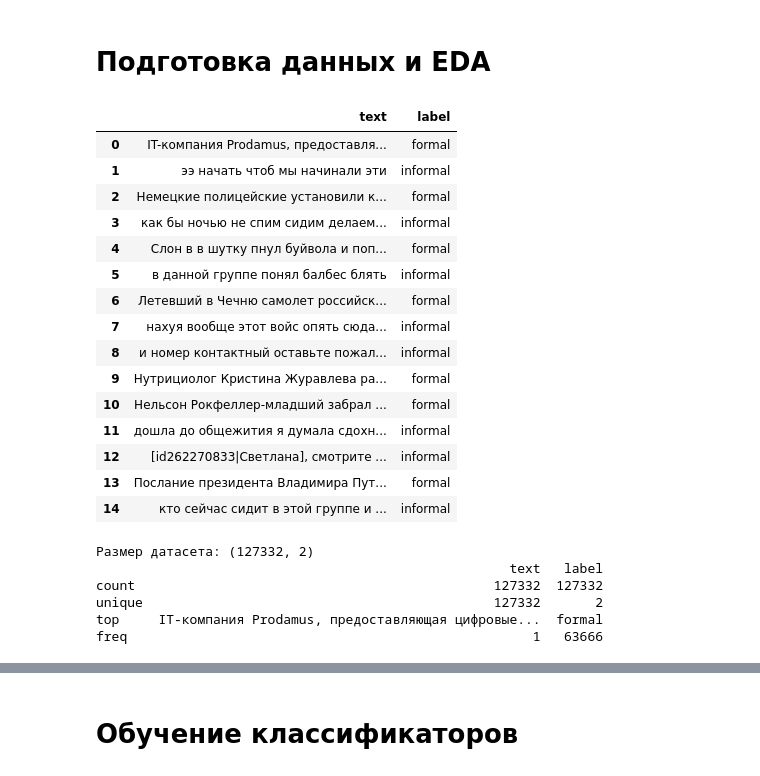
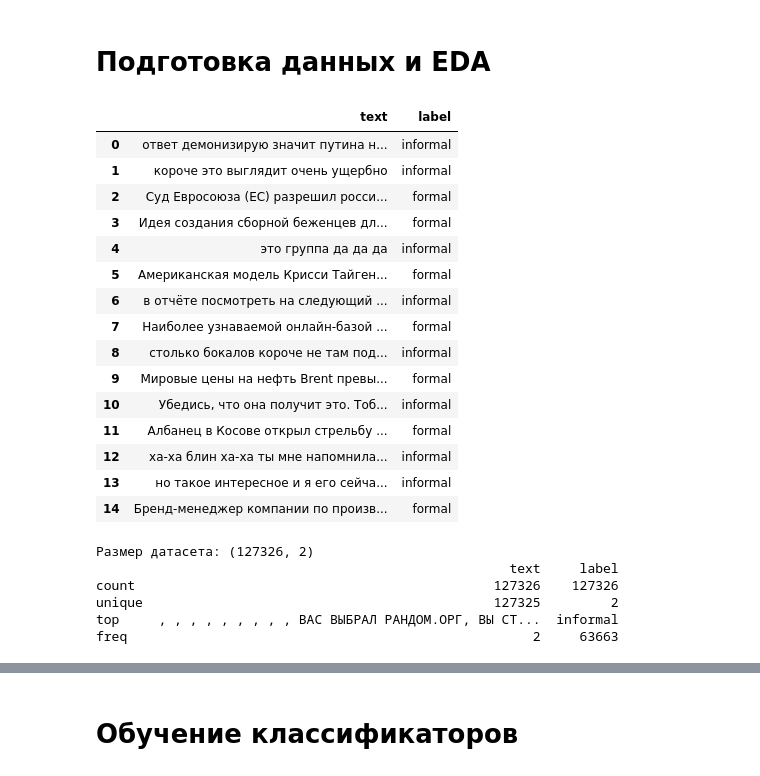
Before and after one commit to vraniye/audio-messages-classification, a Jupyter notebook: ml/elina_classification_text_style.ipynb, the cells around one changed output, grey strips where cells are left out. Cells and saved outputs as stored; diff of their text form; code cells hidden in the pictures.

```diff
--- a/ml/elina_classification_text_style.ipynb
+++ b/ml/elina_classification_text_style.ipynb
@@ -60,36 +60,36 @@ GPU computation succeeded: 0.014346580021083355
 # Подготовка данных и EDA
 # %%
 # Загрузка данных
-df = pd.read_csv("final_balanced_dataset.csv")
+df = pd.read_csv("final_cleaned_balanced_dataset.csv")
 df.head(15)
 # %% [output]
 |  | text | label |
-| 0 | IT-компания Prodamus, предоставля... | formal |
-| 1 | ээ начать чтоб мы начинали эти | informal |
-| 2 | Немецкие полицейские установили к... | formal |
-| 3 | как бы ночью не спим сидим делаем... | informal |
-| 4 | Слон в в шутку пнул буйвола и поп... | formal |
-| 5 | в данной группе понял балбес блять | informal |
-| 6 | Летевший в Чечню самолет российск... | formal |
-| 7 | нахуя вообще этот войс опять сюда... | informal |
-| 8 | и номер контактный оставьте пожал... | informal |
-| 9 | Нутрициолог Кристина Журавлева ра... | formal |
-| 10 | Нельсон Рокфеллер-младший забрал ... | formal |
-| 11 | дошла до общежития я думала сдохн... | informal |
-| 12 | [id262270833|Светлана], смотрите ... | informal |
-| 13 | Послание президента Владимира Пут... | formal |
-| 14 | кто сейчас сидит в этой группе и ... | informal |
+| 0 | ответ демонизирую значит путина н... | informal |
+| 1 | короче это выглядит очень ущербно | informal |
+| 2 | Суд Евросоюза (ЕС) разрешил росси... | formal |
+| 3 | Идея создания сборной беженцев дл... | formal |
+| 4 | это группа да да да | informal |
+| 5 | Американская модель Крисси Тайген... | formal |
+| 6 | в отчёте посмотреть на следующий ... | informal |
+| 7 | Наиболее узнаваемой онлайн-базой ... | formal |
+| 8 | столько бокалов короче не там под... | informal |
+| 9 | Мировые цены на нефть Brent превы... | formal |
+| 10 | Убедись, что она получит это. Тоб... | informal |
+| 11 | Албанец в Косове открыл стрельбу ... | formal |
+| 12 | ха-ха блин ха-ха ты мне напомнила... | informal |
+| 13 | но такое интересное и я его сейча... | informal |
+| 14 | Бренд-менеджер компании по произв... | formal |
 # %%
 # Базовая информация
 print("Размер датасета:", df.shape)
 print(df.describe())
 # %% [output]
-Размер датасета: (127332, 2)
-                                                     text   label
-count                                              127332  127332
-unique                                             127332       2
-top     IT-компания Prodamus, предоставляющая цифровые...  formal
-freq                                                    1   63666
+Размер датасета: (127326, 2)
+                                                     text     label
+count                                              127326    127326
+unique                                             127325         2
+top     , , , , , , , , , ВАС ВЫБРАЛ РАНДОМ.ОРГ, ВЫ СТ...  informal
+freq                                                    2     63663
 # %%
 # Проверка на пропуски
 print("\nПропущенные значения:")
```
Also changed, not shown: parts of 20 cells of this notebook.
